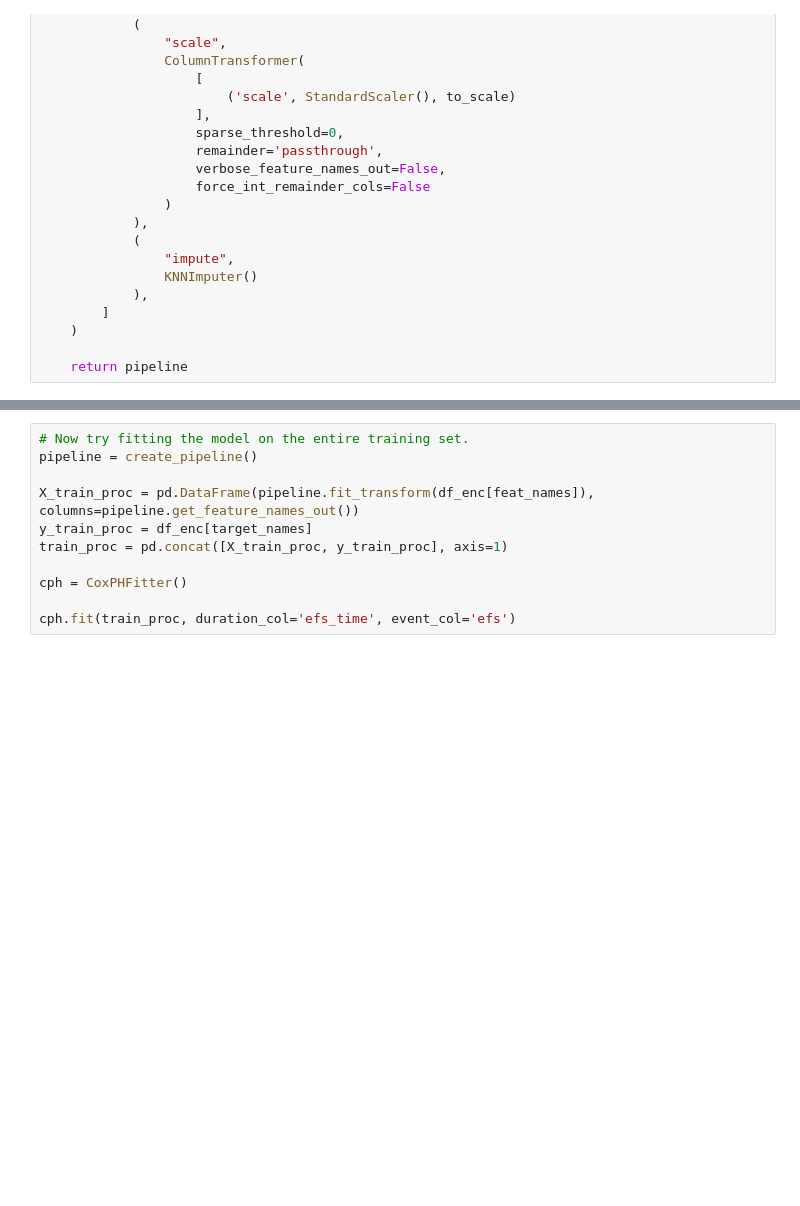
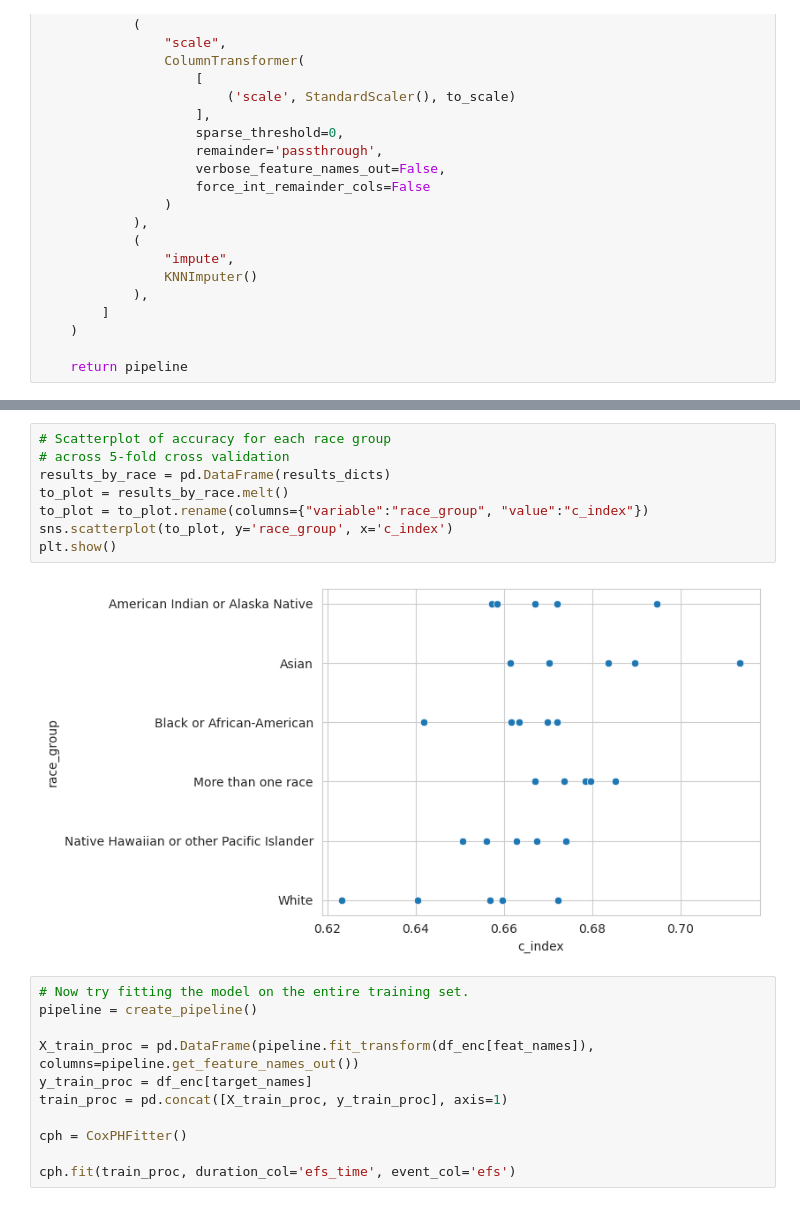
Before and after one commit to RuiboZhang98/CIBMTR_post_hct_survival, a Jupyter notebook: scripts/cox_regression_experiments.ipynb, the cells around one changed output, grey strips where cells are left out. Drawn from its saved outputs; the diff is of its cells as text; blank space fills up the shorter version.

```diff
--- a/scripts/cox_regression_experiments.ipynb
+++ b/scripts/cox_regression_experiments.ipynb
@@ -150,3 +209,13 @@ np.float64(0.651986470929939)
+# %%
+# Scatterplot of accuracy for each race group
+# across 5-fold cross validation
+results_by_race = pd.DataFrame(results_dicts)
+to_plot = results_by_race.melt()
+to_plot = to_plot.rename(columns={"variable":"race_group", "value":"c_index"})
+sns.scatterplot(to_plot, y='race_group', x='c_index')
+plt.show()
+# %% [output]
+[figure, added]
 # %%
 # Now try fitting the model on the entire training set.
 pipeline = create_pipeline()
```
Also changed, not shown: parts of 16 cells of this notebook, 4 other files.
